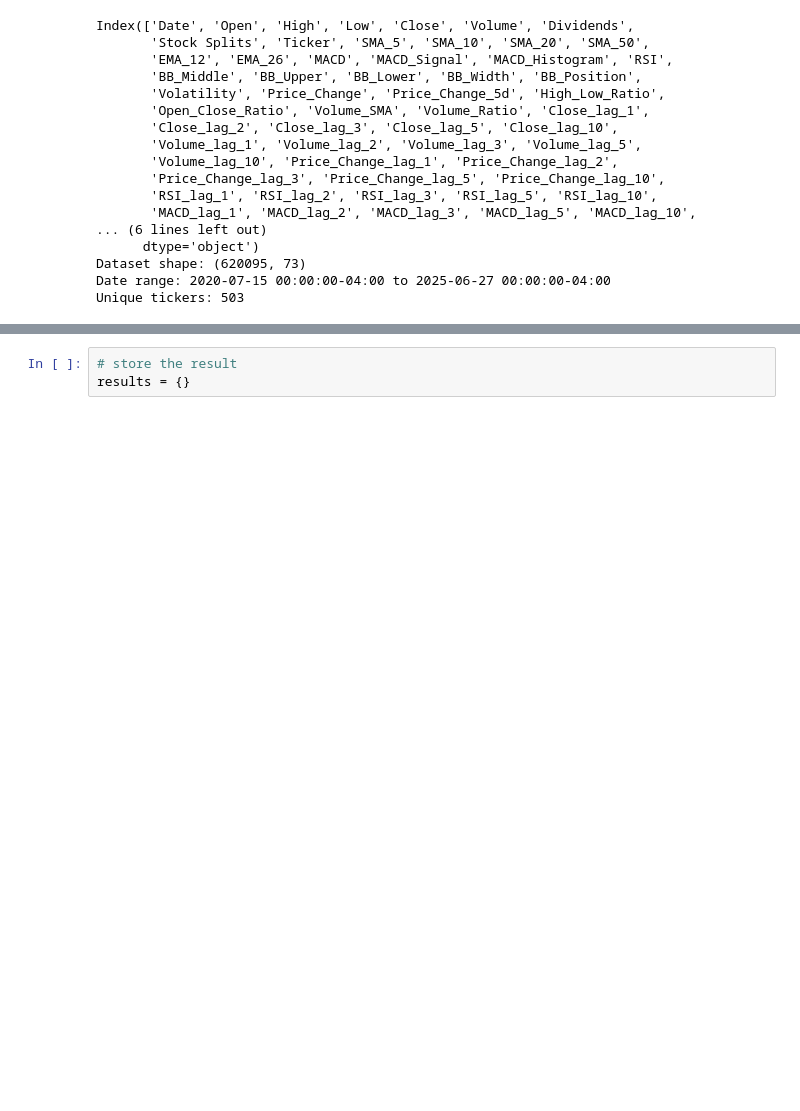
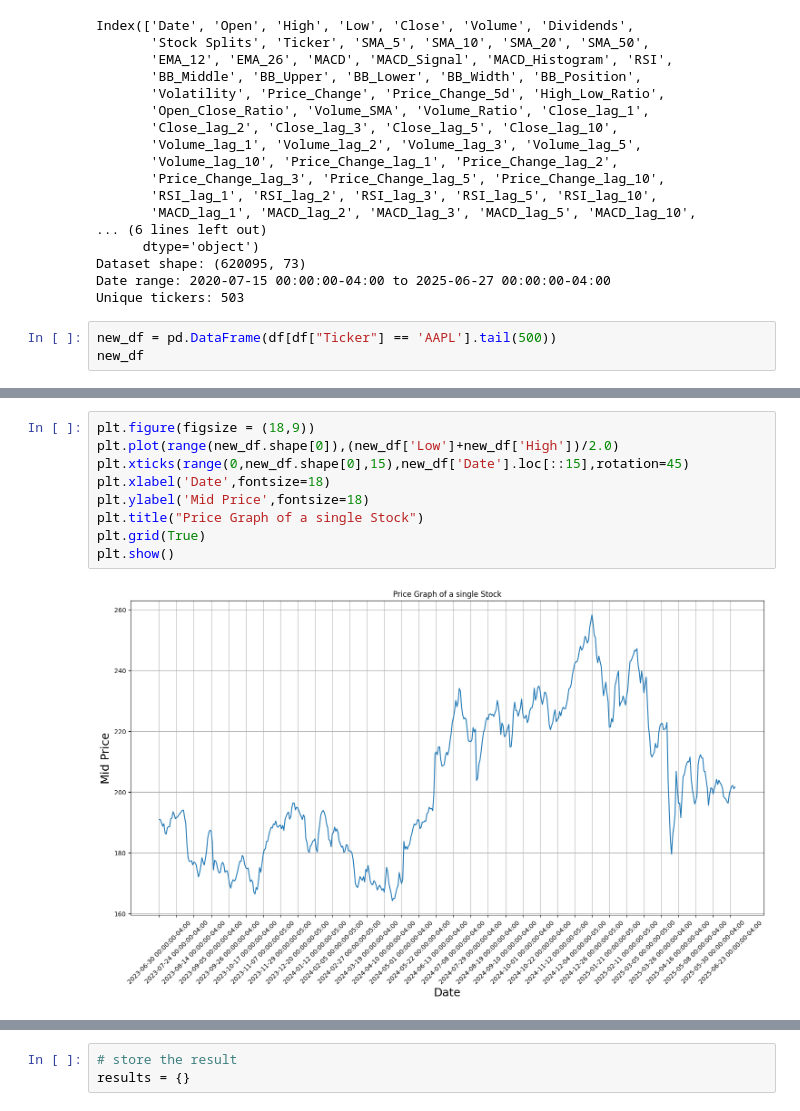
Before and after one commit to lbaileycoop/Deep-Learning-Final-Project, a Jupyter notebook: stock_predection_CNN.ipynb, the cells around one changed output, grey strips where cells are left out. Saved outputs shown, nothing was run; the diff lists cells and outputs as text; blank space fills up the shorter version.

```diff
--- a/stock_predection_CNN.ipynb
+++ b/stock_predection_CNN.ipynb
@@ -167,3 +180,6 @@ Index(['Date', 'Open', 'High', 'Low', 'Close', 'Volume', 'Dividends',
 Dataset shape: (620095, 73)
 Date range: 2020-07-15 00:00:00-04:00 to 2025-06-27 00:00:00-04:00
 Unique tickers: 503
+# %%
+new_df = pd.DataFrame(df[df["Ticker"] == 'AAPL'].tail(500))
+new_df
@@ -170,3 +200,14 @@ Unique tickers: 503
+# %%
+plt.figure(figsize = (18,9))
+plt.plot(range(new_df.shape[0]),(new_df['Low']+new_df['High'])/2.0)
+plt.xticks(range(0,new_df.shape[0],15),new_df['Date'].loc[::15],rotation=45)
+plt.xlabel('Date',fontsize=18)
+plt.ylabel('Mid Price',fontsize=18)
+plt.title("Price Graph of a single Stock")
+plt.grid(True)
+plt.show()
+# %% [output]
+[figure, added]
 # %%
 # Sort by date for each ticker
 df = df.sort_values(['Ticker', 'Date'])
```
Also changed, not shown: parts of 11 cells of this notebook, 3 other files.
